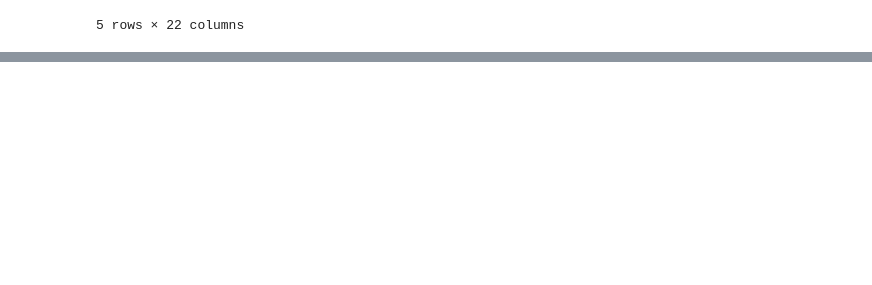
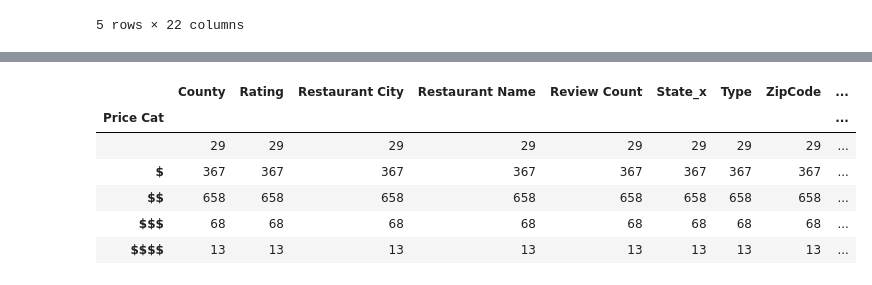
Before and after one commit to mlee0416/Dolphin-Rebels-, a Jupyter notebook: Census Analysis.ipynb, the cells around one changed output, grey strips where cells are left out. Drawn from its saved outputs; the diff is of its cells as text; code cells hidden in the pictures; blank space fills up the shorter version.

```diff
--- a/Census Analysis.ipynb
+++ b/Census Analysis.ipynb
@@ -512,0 +397,2 @@ Coffee & Tea
+# %%
+Rich_County_Yelp_df=YelpDF_byCountyType(Rich_County)
@@ -512,0 +491,10 @@ Coffee & Tea
+# %%
+Rich_County_Yelp_df.groupby("Price Cat").count()
+# %% [output]
+|  | County | Rating | Restaurant City | Restaurant Name | Review Count | State_x | Type | ZipCode | ... |
+| Price Cat |  |  |  |  |  |  |  |  | ... |
+|  | 29 | 29 | 29 | 29 | 29 | 29 | 29 | 29 | ... |
+| $ | 367 | 367 | 367 | 367 | 367 | 367 | 367 | 367 | ... |
+| $$ | 658 | 658 | 658 | 658 | 658 | 658 | 658 | 658 | ... |
+| $$$ | 68 | 68 | 68 | 68 | 68 | 68 | 68 | 68 | ... |
+| $$$$ | 13 | 13 | 13 | 13 | 13 | 13 | 13 | 13 | ... |
```
Also changed, not shown: parts of 28 cells of this notebook, 1 other file.
